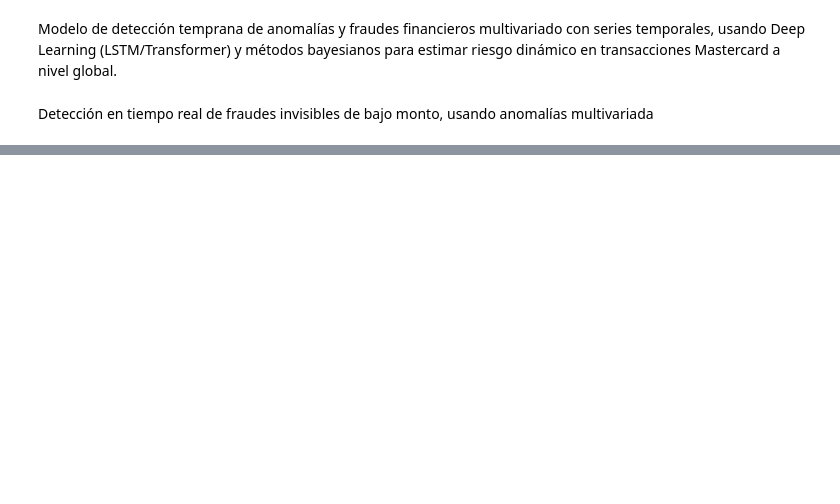
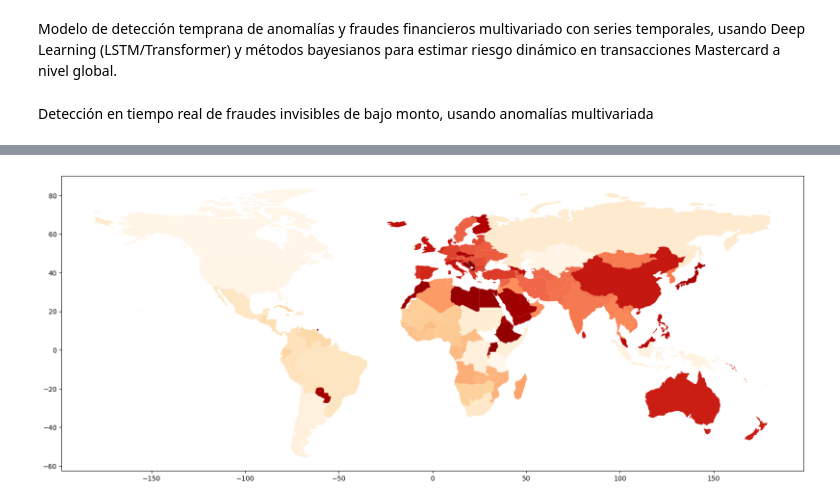
Before and after one commit to MatiasSiles/MastercardSalesOptimization, a Jupyter notebook: Fraud_Detection_Transactions.ipynb, the cells around one changed output, grey strips where cells are left out. Saved outputs shown, nothing was run; the diff lists cells and outputs as text; code cells hidden in the pictures; blank space fills up the shorter version.

```diff
--- a/Fraud_Detection_Transactions.ipynb
+++ b/Fraud_Detection_Transactions.ipynb
@@ -59,0 +105,4 @@ fraud_analyzer.Customers()
+# %%
+fraud_analyzer.transaction_customer_map()
+# %% [output]
+[figure, added]
```
Also changed, not shown: parts of 5 cells of this notebook.
